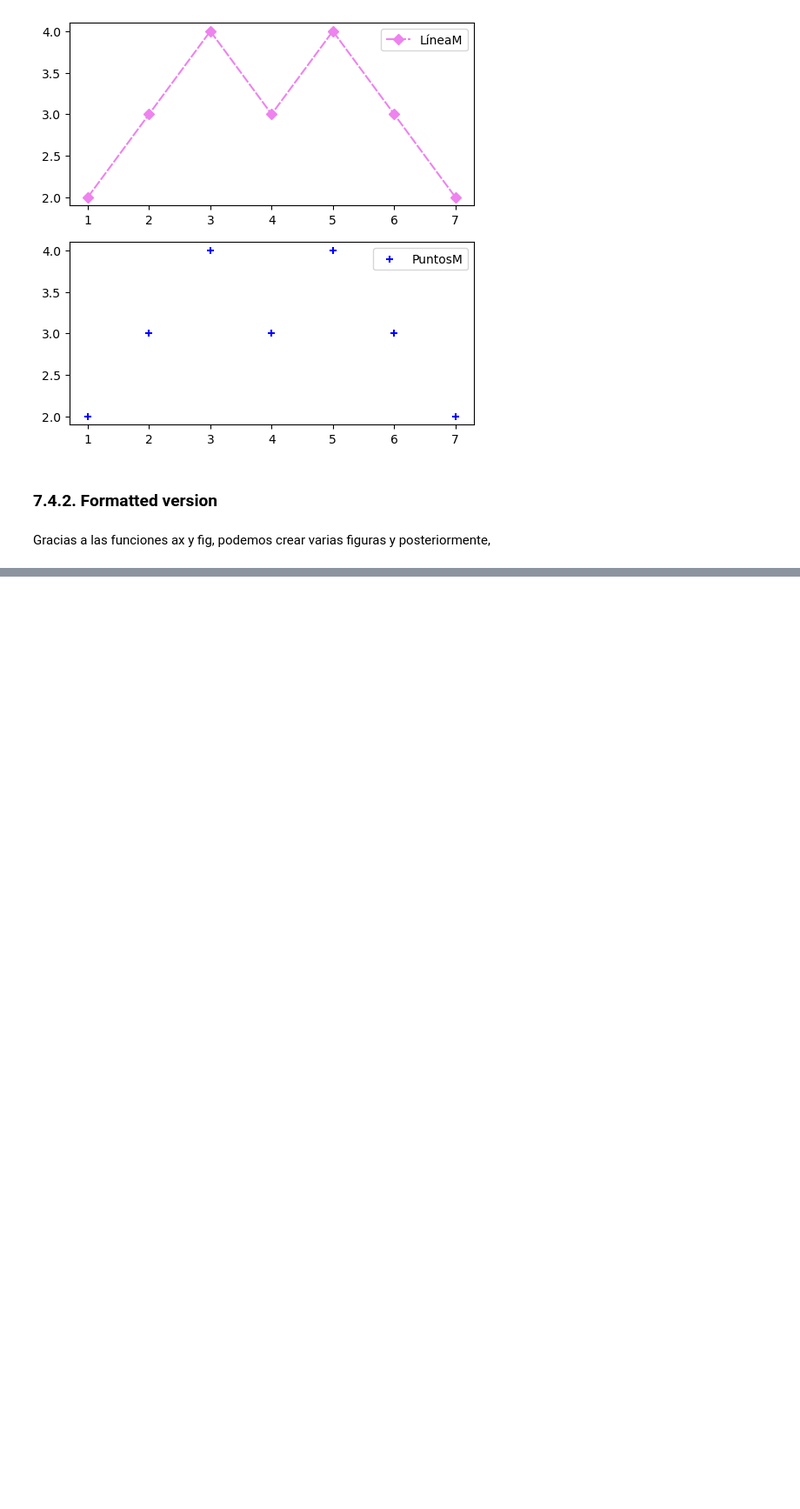
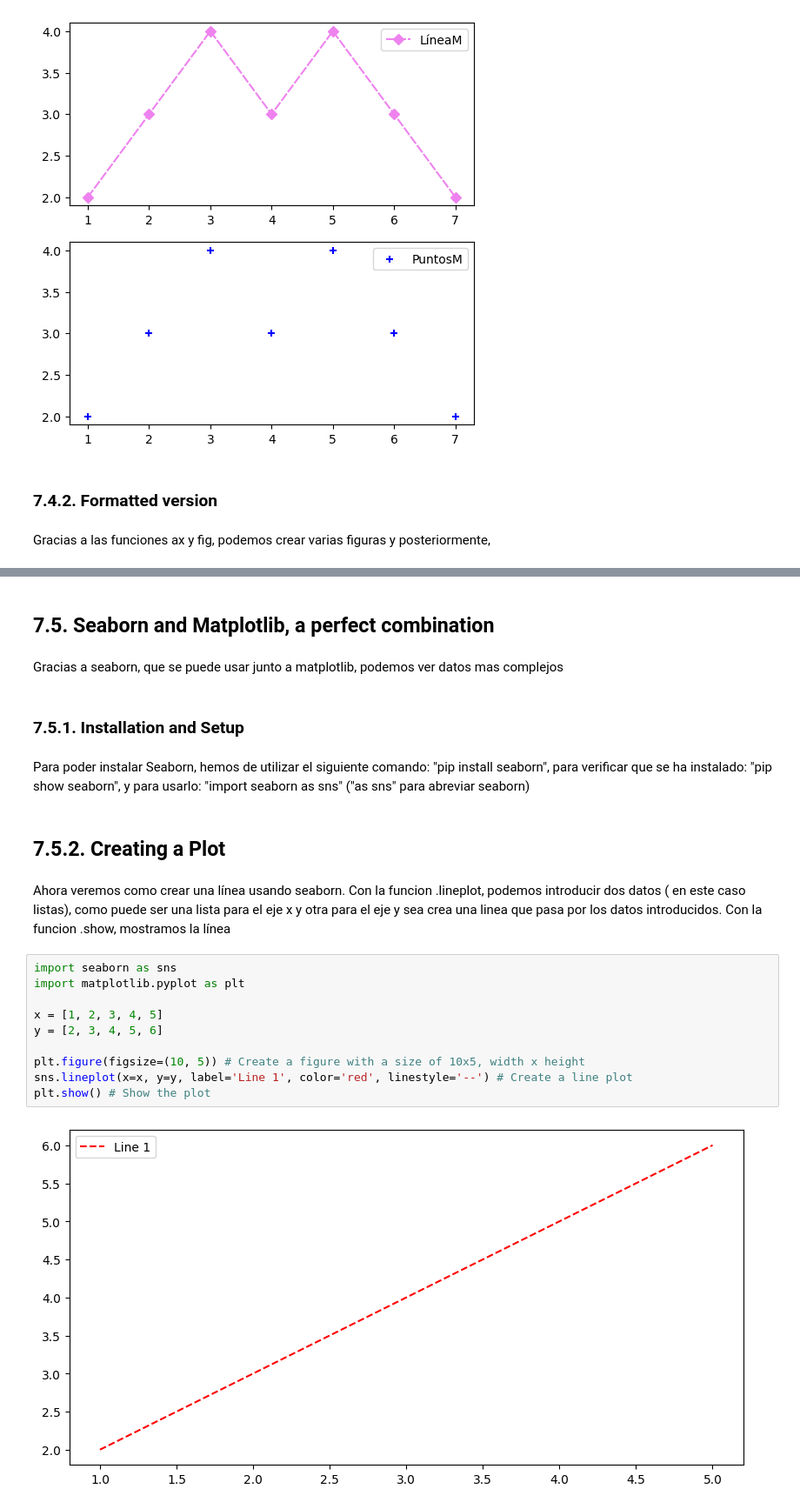
Before and after one commit to jorgesancere/PracticaDiscretas3_Matplotlib, a Jupyter notebook: Matplotlib.ipynb, the cells around one changed output, grey strips where cells are left out. Shown at 87% size. Cells and saved outputs as stored; diff of their text form; blank space fills up the shorter version.

```diff
--- a/Matplotlib.ipynb
+++ b/Matplotlib.ipynb
@@ -335,0 +365,25 @@ plt.show()
+# %% [markdown]
+## 7.5. Seaborn and Matplotlib, a perfect combination
+# %% [markdown]
+Gracias a seaborn, que se puede usar junto a matplotlib, podemos ver datos mas complejos
+# %% [markdown]
+### 7.5.1. Installation and Setup
+# %% [markdown]
+Para poder instalar Seaborn, hemos de utilizar el siguiente comando: "pip install seaborn", para verificar que se ha instalado: "pip show seaborn", y para usarlo: "import seaborn as sns" ("as sns" para abreviar seaborn)
+# %% [markdown]
+## 7.5.2. Creating a Plot
+# %% [markdown]
+Ahora veremos como crear una línea usando seaborn. Con la funcion .lineplot, podemos introducir dos datos ( en este caso listas), como puede ser una lista para el eje x y otra para el eje y sea crea una linea que pasa por los datos introducidos.
+Con la funcion .show, mostramos la línea
+# %%
+import seaborn as sns
+import matplotlib.pyplot as plt
+
+x = [1, 2, 3, 4, 5]
+y = [2, 3, 4, 5, 6]
+
+plt.figure(figsize=(10, 5)) # Create a figure with a size of 10x5, width x height
+sns.lineplot(x=x, y=y, label='Line 1', color='red', linestyle='--') # Create a line plot
+plt.show() # Show the plot
+# %% [output]
+[figure, added]
```
Also changed, not shown: parts of 20 cells of this notebook, 2 other files.
